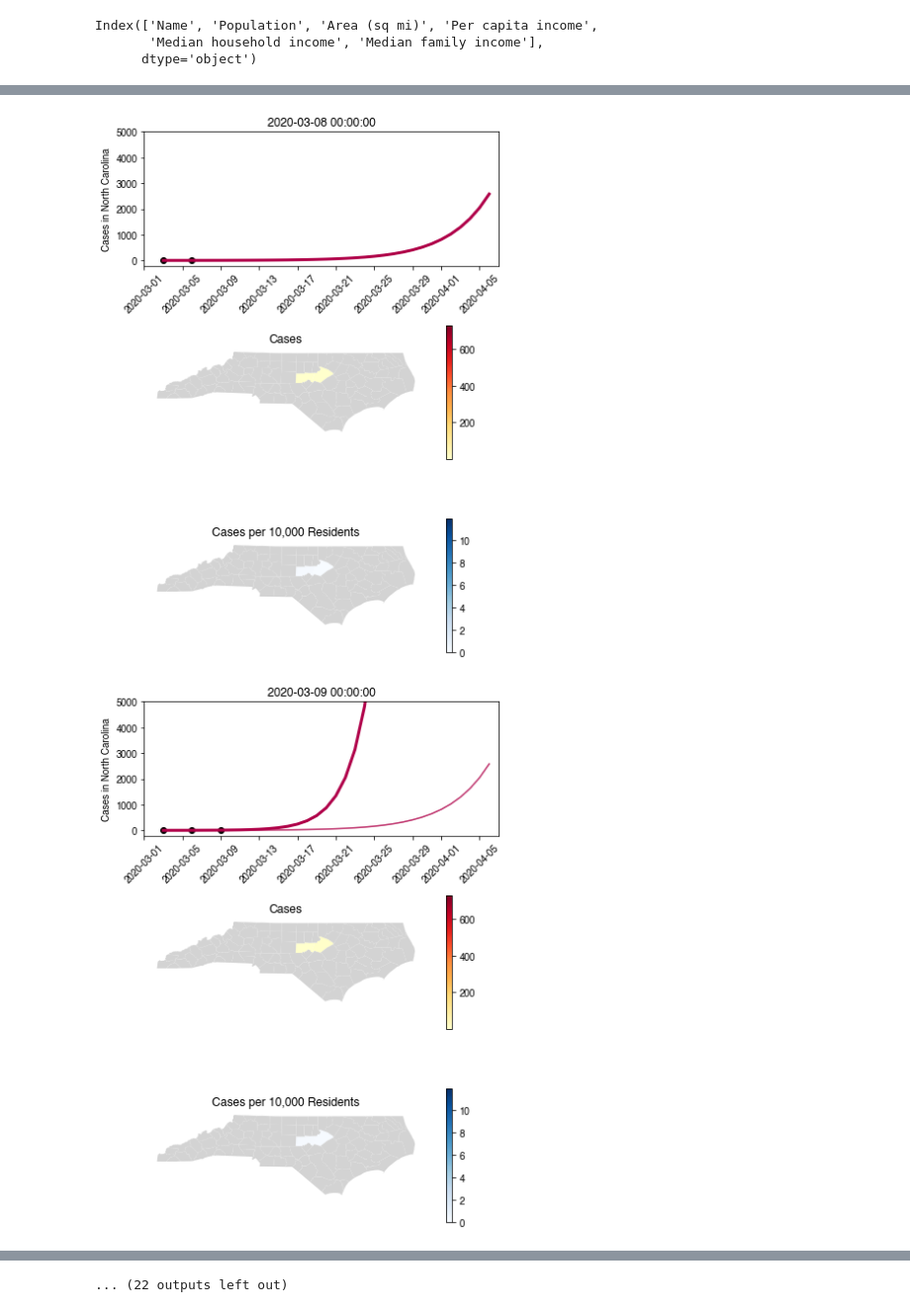
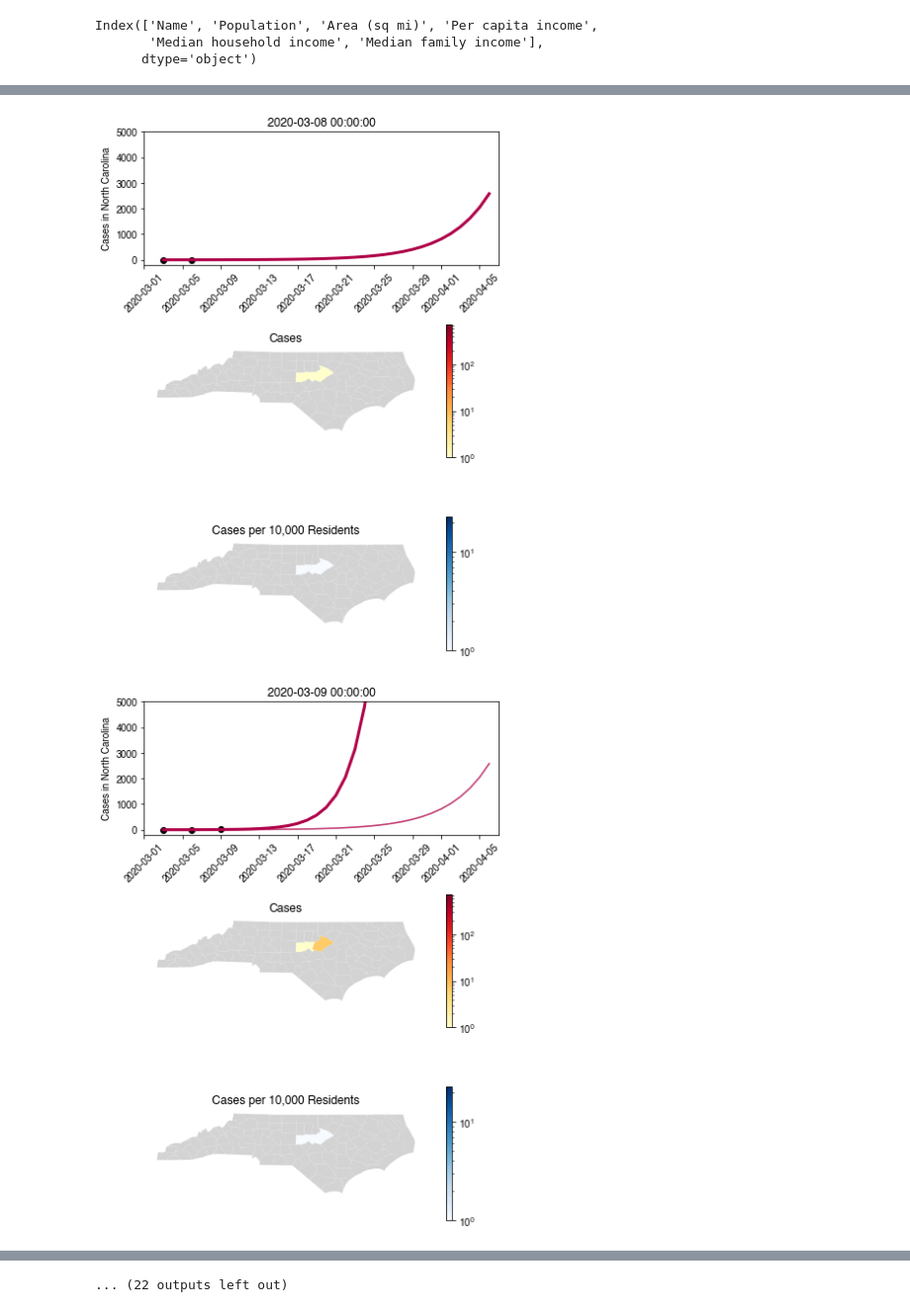
Before and after one commit to aeallen/UNC-CompMed-SARS-CoV-2, a Jupyter notebook: NC-Visualization/NC COVID-19 Visualization.ipynb, the cells around one changed output, grey strips where cells are left out. Shown at 99% size. Drawn from its saved outputs; the diff is of its cells as text; code cells hidden in the pictures.

Commit message:
Fixes bug with Northampton county
Changes plots to log scale color bars

```diff
--- a/NC-Visualization/NC COVID-19 Visualization.ipynb
+++ b/NC-Visualization/NC COVID-19 Visualization.ipynb
@@ -26,7 +27,7 @@ plt.plot((all_cases_by_date['Date']),all_cases_by_date['Cumulative'],'ko')
 fp = './NC_Counties.shp'
 map_df = gpd.read_file(fp)
 map_df['Name']=['Rockingham','Guilford','Alamance','Alexander','Randolph','Wayne','Ashe','Alleghany','Currituck','Camden','Surry',
-                'Gates','Hertford','Northhampton','Stokes','Warren','Vance','Granville','Caswell','Person','Pasquotank','Halifax',
+                'Gates','Hertford','Northampton','Stokes','Warren','Vance','Granville','Caswell','Person','Pasquotank','Halifax',
                 'Wilkes','Watauga','Perquimans','Chowan','Avery','Yadkin','Dare','Forsyth','Franklin','Bertie','Orange','Durham','Nash',
                 'Mitchell','Edgecombe','Caldwell','Tyrrell','Yancey','Madison','Martin','Wake','Davie','Washington','Burke','Davidson',
                 'McDowell','Chatham','Wilson','Buncombe','Haywood','Catawba','Pitt','Johnston','Swain','Beaufort','Hyde','Greene',
@@ -48,6 +49,12 @@ Index(['Name', 'Population', 'Area (sq mi)', 'Per capita income',
       dtype='object')
 # %%
 ndays = 34
+
+def log_scale(minval, maxval):
+    def scalar(val):
+        val = val + abs(minval) + 1
+        return np.log10(val)
+    return scalar
 
 n = 0
 
@@ -61,7 +68,7 @@ merged = merged.set_index('Name').join(demographics.set_index('Name')).reset_ind
 merged['Per capita'] = merged['Cases']/merged['Population']*10000
 
 pmin, pmax = np.nanmin(merged['Per capita']), np.nanmax(merged['Per capita'])
-pmin = 0
+pmin = 1
 
 vmin, vmax = np.nanmin(merged['Cases']), np.nanmax(merged['Cases'])
 vmin = 1
@@ -83,21 +90,21 @@ for i in range(ndays):
 
     fig, (ax2, ax, ax3) = plt.subplots(3,1, figsize=(6, 8));
 
-    merged.plot(column='Cases',ax=ax,cmap='YlOrRd',vmin=vmin, vmax=vmax)
+    merged.plot(column='Cases',ax=ax,cmap='YlOrRd',norm=LogNorm(vmin=vmin, vmax=vmax))
     merged[merged['Cases'].isnull()].plot(ax=ax,color='lightgray')
 
         # Create colorbar as a legend
-    sm = plt.cm.ScalarMappable(cmap='YlOrRd', norm=plt.Normalize(vmin=vmin, vmax=vmax))
+    sm = plt.cm.ScalarMappable(cmap='YlOrRd', norm=LogNorm(vmin=vmin, vmax=vmax))
     # empty array for the data range
     sm._A = []
     # add the colorbar to the figure
     cbar = plt.colorbar(sm, ax = ax)
 
-    merged.plot(column='Per capita',ax=ax3,cmap='Blues',vmin=pmin, vmax=pmax)
+    merged.plot(column='Per capita',ax=ax3,cmap='Blues', norm=LogNorm(vmin=pmin, vmax=pmax))
     merged[merged['Cases'].isnull()].plot(ax=ax3,color='lightgray')
 
     # Create colorbar as a legend
-    sm = plt.cm.ScalarMappable(cmap='Blues', norm=plt.Normalize(vmin=pmin, vmax=pmax))
+    sm = plt.cm.ScalarMappable(cmap='Blues', norm=LogNorm(vmin=pmin, vmax=pmax))
     # empty array for the data range
     sm._A = []
     # add the colorbar to the figure
@@ -153,2 +160,2 @@ for i in range(ndays):
-[figure, old version]
+[figure, new version]
-[figure, old version]
+[figure, new version]
```
Also changed, not shown: parts of 2 cells of this notebook, 1 other file.
